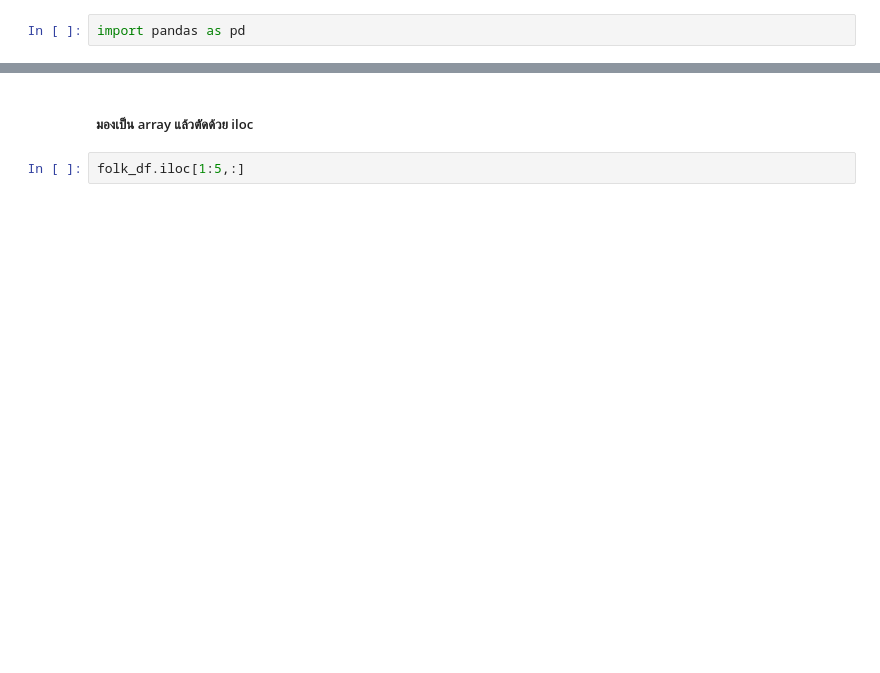
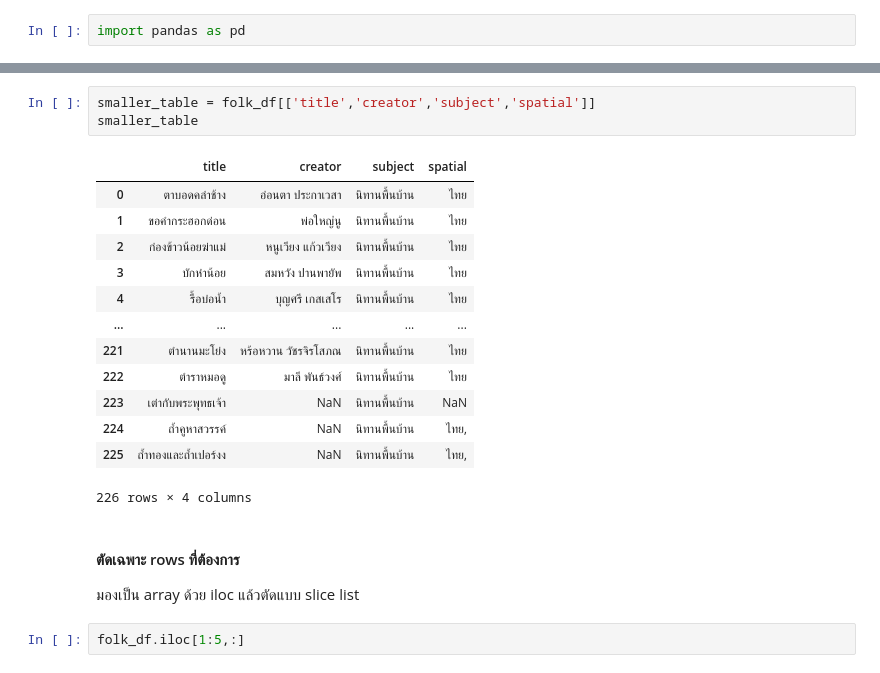
Before and after one commit to lnwprameza007/pythion_dataviz2024, a Jupyter notebook: Pandas_101_2024.ipynb, the cells around one changed output, grey strips where cells are left out. Cells and saved outputs as stored; diff of their text form; blank space fills up the shorter version.

```diff
--- a/Pandas_101_2024.ipynb
+++ b/Pandas_101_2024.ipynb
@@ -73,5 +117,23 @@ folk_df
-# %% [markdown]
-##### มองเป็น array แล้วตัดด้วย iloc
+# %%
+smaller_table = folk_df[['title','creator','subject','spatial']]
+smaller_table
+# %% [output]
+|  | title | creator | subject | spatial |
+| 0 | ตาบอดคลำช้าง | อ่อนตา ประกาเวสา | นิทานพื้นบ้าน | ไทย |
+| 1 | ขอคำกระฮอกด่อน | พ่อใหญ่นู | นิทานพื้นบ้าน | ไทย |
+| 2 | ก่องข้าวน้อยฆ่าแม่ | หนูเวียง แก้วเวียง | นิทานพื้นบ้าน | ไทย |
+| 3 | บักหำน้อย | สมหวัง ปานพายัพ | นิทานพื้นบ้าน | ไทย |
+| 4 | รื้อบ่อน้ำ | บุญศรี เกสเสโร | นิทานพื้นบ้าน | ไทย |
+| ... | ... | ... | ... | ... |
+| 221 | ตำนานมะโย่ง | หร้อหวาน วัชรจิรโสภณ | นิทานพื้นบ้าน | ไทย |
+| 222 | ตำราหมอดู | มาลี พันธ์วงศ์ | นิทานพื้นบ้าน | ไทย |
+| 223 | เต่ากับพระพุทธเจ้า | NaN | นิทานพื้นบ้าน | NaN |
+| 224 | ถ้ำคูหาสวรรค์ | NaN | นิทานพื้นบ้าน | ไทย, |
+| 225 | ถ้ำทองและถ้ำเปอร์งง | NaN | นิทานพื้นบ้าน | ไทย, |
+226 rows × 4 columns
+# %% [markdown]
+#### ตัดเฉพาะ rows ที่ต้องการ
+มองเป็น array ด้วย iloc แล้วตัดแบบ slice list
 # %%
 folk_df.iloc[1:5,:]
 # %% [output]
```
Also changed, not shown: parts of 50 cells of this notebook.
